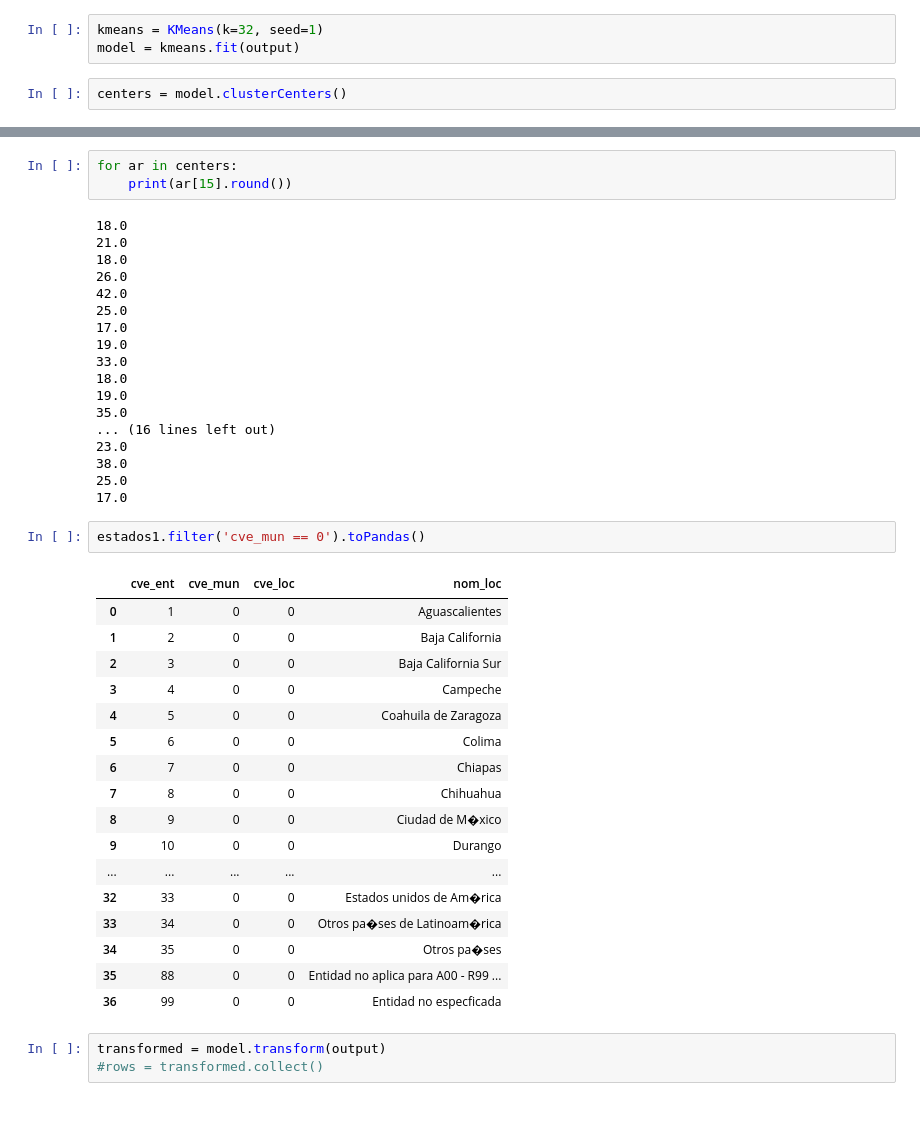
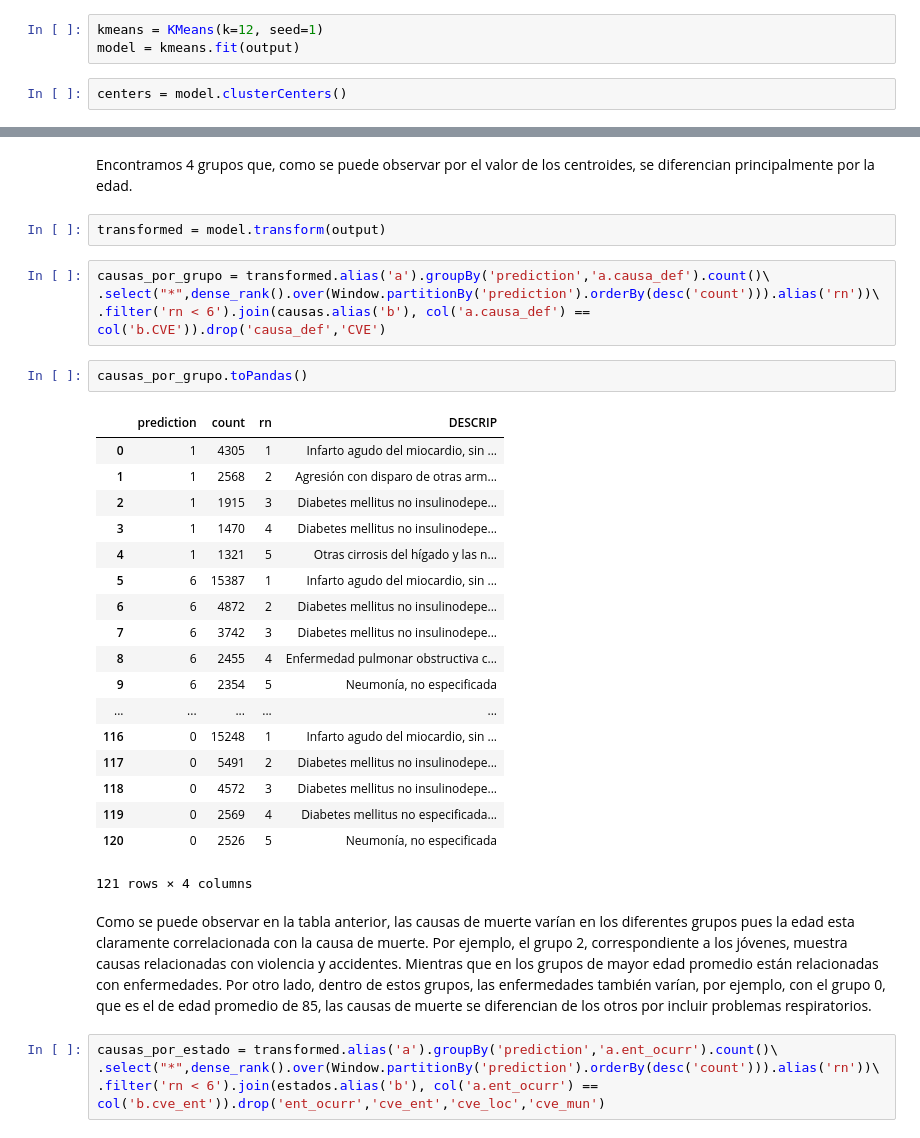
Before and after one commit to dsharpc/final_liliana, a Jupyter notebook: sparkml/SparkML.ipynb, the cells around one changed output, grey strips where cells are left out. Drawn from its saved outputs; the diff is of its cells as text; blank space fills up the shorter version.

```diff
--- a/sparkml/SparkML.ipynb
+++ b/sparkml/SparkML.ipynb
@@ -59,5 +100,5 @@ output.limit(10).toPandas()
 # %%
-kmeans = KMeans(k=32, seed=1)
+kmeans = KMeans(k=12, seed=1)
 model = kmeans.fit(output)
 # %%
 centers = model.clusterCenters()
@@ -86,44 +120,35 @@ array([  1.54873581e+01,   2.54161486e+01,   1.56613838e+01,
-# %%
-for ar in centers:
-    print(ar[15].round())
-# %% [output]
-18.0
-21.0
-18.0
-26.0
-42.0
-25.0
-17.0
-19.0
-33.0
-18.0
-19.0
-35.0
-... (16 lines left out)
-23.0
-38.0
-25.0
-17.0
-# %%
-estados1.filter('cve_mun == 0').toPandas()
-# %% [output]
-|  | cve_ent | cve_mun | cve_loc | nom_loc |
-| 0 | 1 | 0 | 0 | Aguascalientes |
-| 1 | 2 | 0 | 0 | Baja California |
-| 2 | 3 | 0 | 0 | Baja California Sur |
-| 3 | 4 | 0 | 0 | Campeche |
-| 4 | 5 | 0 | 0 | Coahuila de Zaragoza |
-| 5 | 6 | 0 | 0 | Colima |
-| 6 | 7 | 0 | 0 | Chiapas |
-| 7 | 8 | 0 | 0 | Chihuahua |
-| 8 | 9 | 0 | 0 | Ciudad de M�xico |
-| 9 | 10 | 0 | 0 | Durango |
-| ... | ... | ... | ... | ... |
-| 32 | 33 | 0 | 0 | Estados unidos de Am�rica |
-| 33 | 34 | 0 | 0 | Otros pa�ses de Latinoam�rica |
-| 34 | 35 | 0 | 0 | Otros pa�ses |
-| 35 | 88 | 0 | 0 | Entidad no aplica para A00 - R99 ... |
-| 36 | 99 | 0 | 0 | Entidad no especficada |
+# %% [markdown]
+Encontramos 4 grupos que, como se puede observar por el valor de los centroides, se diferencian principalmente por la edad.
 # %%
 transformed = model.transform(output)
-#rows = transformed.collect()
+# %%
+causas_por_grupo = transformed.alias('a').groupBy('prediction','a.causa_def').count()\
+.select("*",dense_rank().over(Window.partitionBy('prediction').orderBy(desc('count'))).alias('rn'))\
+.filter('rn < 6').join(causas.alias('b'), col('a.causa_def') == col('b.CVE')).drop('causa_def','CVE')
+# %%
+causas_por_grupo.toPandas()
+# %% [output]
+|  | prediction | count | rn | DESCRIP |
+| 0 | 1 | 4305 | 1 | Infarto agudo del miocardio, sin ... |
+| 1 | 1 | 2568 | 2 | Agresión con disparo de otras arm... |
+| 2 | 1 | 1915 | 3 | Diabetes mellitus no insulinodepe... |
+| 3 | 1 | 1470 | 4 | Diabetes mellitus no insulinodepe... |
+| 4 | 1 | 1321 | 5 | Otras cirrosis del hígado y las n... |
+| 5 | 6 | 15387 | 1 | Infarto agudo del miocardio, sin ... |
+| 6 | 6 | 4872 | 2 | Diabetes mellitus no insulinodepe... |
+| 7 | 6 | 3742 | 3 | Diabetes mellitus no insulinodepe... |
+| 8 | 6 | 2455 | 4 | Enfermedad pulmonar obstructiva c... |
+| 9 | 6 | 2354 | 5 | Neumonía, no especificada |
+| ... | ... | ... | ... | ... |
+| 116 | 0 | 15248 | 1 | Infarto agudo del miocardio, sin ... |
+| 117 | 0 | 5491 | 2 | Diabetes mellitus no insulinodepe... |
+| 118 | 0 | 4572 | 3 | Diabetes mellitus no insulinodepe... |
+| 119 | 0 | 2569 | 4 | Diabetes mellitus no especificada... |
+| 120 | 0 | 2526 | 5 | Neumonía, no especificada |
+121 rows × 4 columns
+# %% [markdown]
+Como se puede observar en la tabla anterior, las causas de muerte varían en los diferentes grupos pues la edad esta claramente correlacionada con la causa de muerte. Por ejemplo, el grupo 2, correspondiente a los jóvenes, muestra causas relacionadas con violencia y accidentes. Mientras que en los grupos de mayor edad promedio están relacionadas con enfermedades. Por otro lado, dentro de estos grupos, las enfermedades también varían, por ejemplo, con el grupo 0, que es el de edad promedio de 85, las causas de muerte se diferencian de los otros por incluir problemas respiratorios.
+# %%
+causas_por_estado = transformed.alias('a').groupBy('prediction','a.ent_ocurr').count()\
+.select("*",dense_rank().over(Window.partitionBy('prediction').orderBy(desc('count'))).alias('rn'))\
+.filter('rn < 6').join(estados.alias('b'), col('a.ent_ocurr') == col('b.cve_ent')).drop('ent_ocurr','cve_ent','cve_loc','cve_mun')
```
Also changed, not shown: parts of 28 cells of this notebook.
